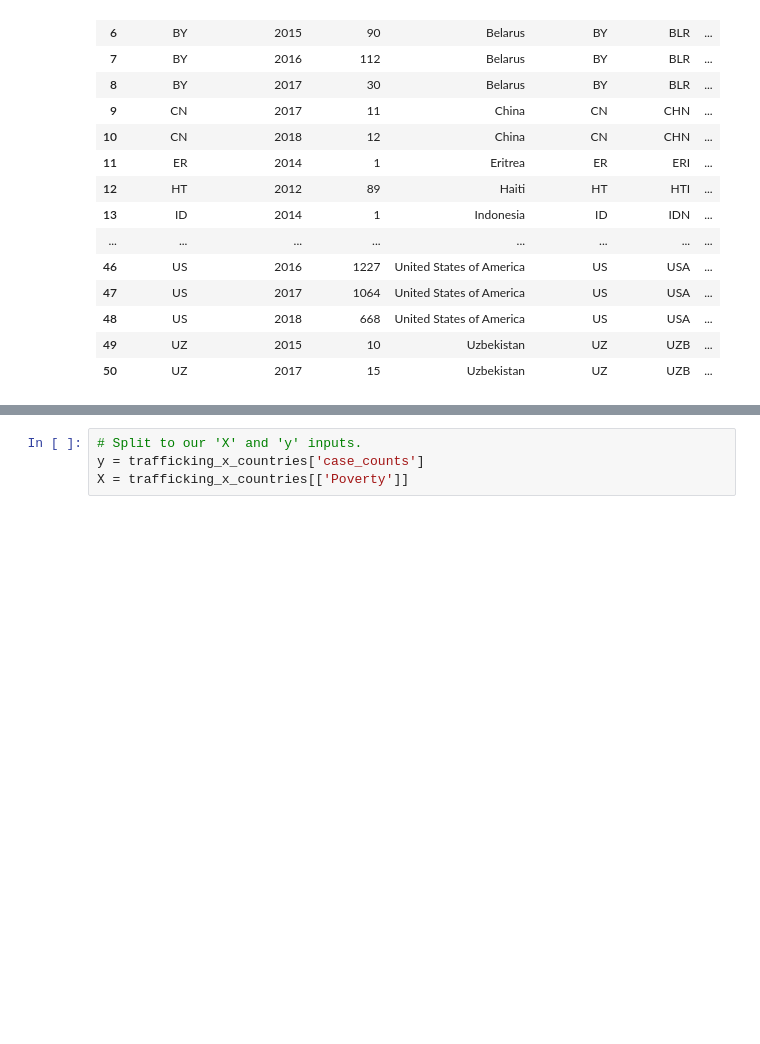
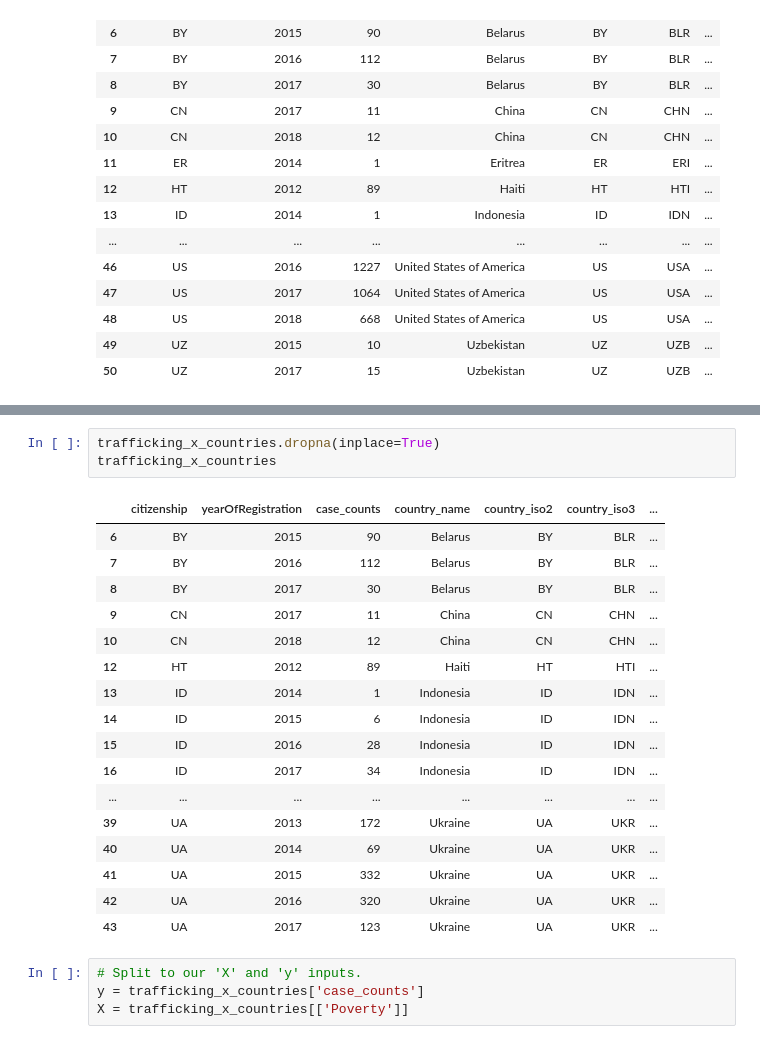
Before and after one commit to gh-mrmoore/Human-Trafficking-Analysis, a Jupyter notebook: Segment-2/Step02_Modeling/03_Model_Economics/Optimization/03_linear_regression_poverty.ipynb, the cells around one changed output, grey strips where cells are left out. Saved outputs shown, nothing was run; the diff lists cells and outputs as text; blank space fills up the shorter version.

```diff
--- a/Segment-2/Step02_Modeling/03_Model_Economics/Optimization/03_linear_regression_poverty.ipynb
+++ b/Segment-2/Step02_Modeling/03_Model_Economics/Optimization/03_linear_regression_poverty.ipynb
@@ -160,6 +160,27 @@ trafficking_x_countries
 | 48 | US | 2018 | 668 | United States of America | US | USA | ... |
 | 49 | UZ | 2015 | 10 | Uzbekistan | UZ | UZB | ... |
 | 50 | UZ | 2017 | 15 | Uzbekistan | UZ | UZB | ... |
+# %%
+trafficking_x_countries.dropna(inplace=True)
+trafficking_x_countries
+# %% [output]
+|  | citizenship | yearOfRegistration | case_counts | country_name | country_iso2 | country_iso3 | ... |
+| 6 | BY | 2015 | 90 | Belarus | BY | BLR | ... |
+| 7 | BY | 2016 | 112 | Belarus | BY | BLR | ... |
+| 8 | BY | 2017 | 30 | Belarus | BY | BLR | ... |
+| 9 | CN | 2017 | 11 | China | CN | CHN | ... |
+| 10 | CN | 2018 | 12 | China | CN | CHN | ... |
+| 12 | HT | 2012 | 89 | Haiti | HT | HTI | ... |
+| 13 | ID | 2014 | 1 | Indonesia | ID | IDN | ... |
+| 14 | ID | 2015 | 6 | Indonesia | ID | IDN | ... |
+| 15 | ID | 2016 | 28 | Indonesia | ID | IDN | ... |
+| 16 | ID | 2017 | 34 | Indonesia | ID | IDN | ... |
+| ... | ... | ... | ... | ... | ... | ... | ... |
+| 39 | UA | 2013 | 172 | Ukraine | UA | UKR | ... |
+| 40 | UA | 2014 | 69 | Ukraine | UA | UKR | ... |
+| 41 | UA | 2015 | 332 | Ukraine | UA | UKR | ... |
+| 42 | UA | 2016 | 320 | Ukraine | UA | UKR | ... |
+| 43 | UA | 2017 | 123 | Ukraine | UA | UKR | ... |
 # %%
 # Split to our 'X' and 'y' inputs.
 y = trafficking_x_countries['case_counts']
```
Also changed, not shown: parts of 5 cells of this notebook, 3 other files.
